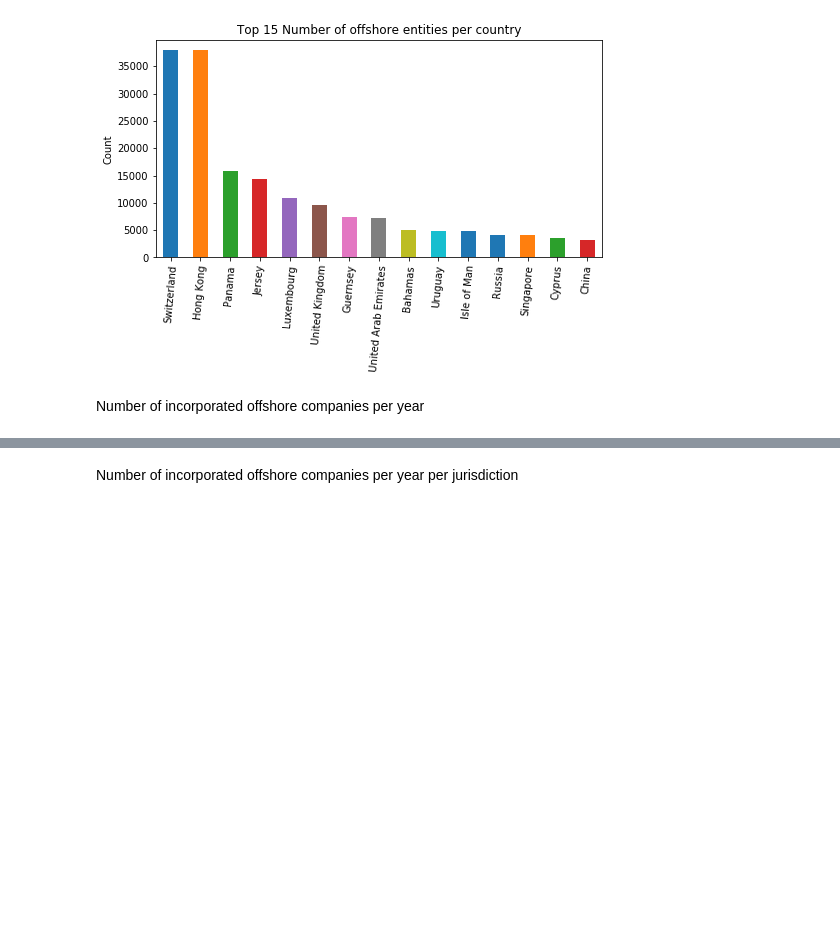
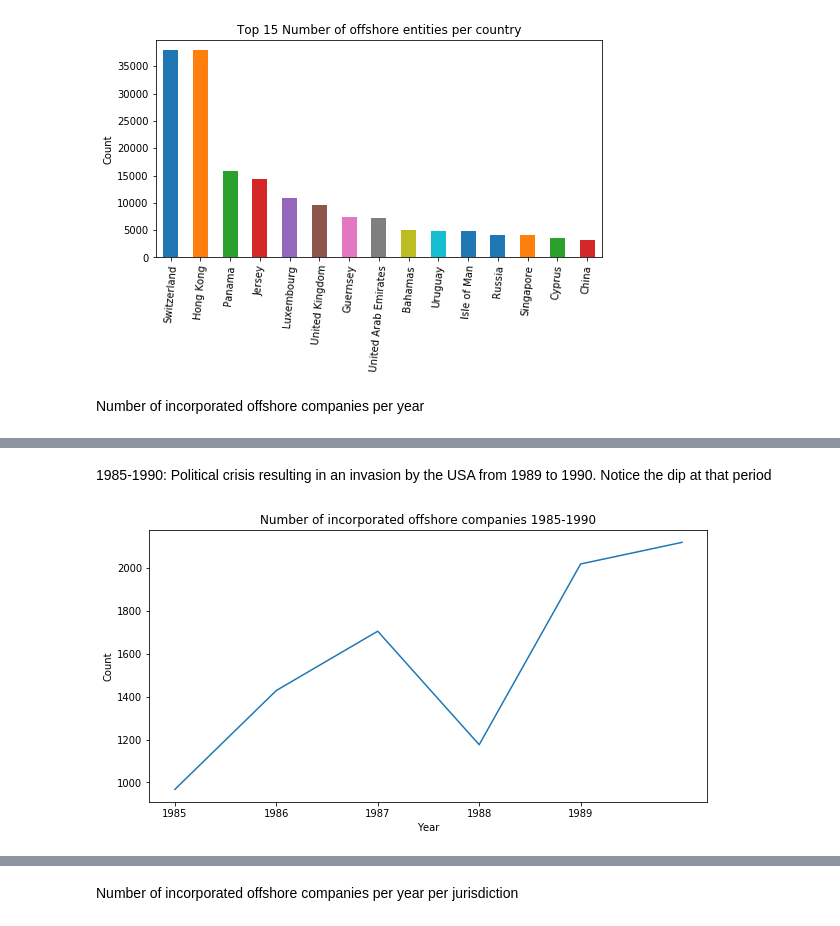
Before and after one commit to franckdess/ADA-Project, a Jupyter notebook: ml2.ipynb, the cells around one changed output, grey strips where cells are left out. Drawn from its saved outputs; the diff is of its cells as text; code cells hidden in the pictures; blank space fills up the shorter version.

```diff
--- a/ml2.ipynb
+++ b/ml2.ipynb
@@ -147,0 +168,6 @@ plt.plot()
+# %% [markdown]
+1985-1990: Political crisis resulting in an invasion by the USA from 1989 to 1990. Notice the dip at that period
+# %%
+plot_incorporated(incorp, 'Number of incorporated offshore companies 1985-1990', (1985,1990), range(1985, 1990, 1))
+# %% [output]
+[figure, added]
```
Also changed, not shown: parts of 29 cells of this notebook.
